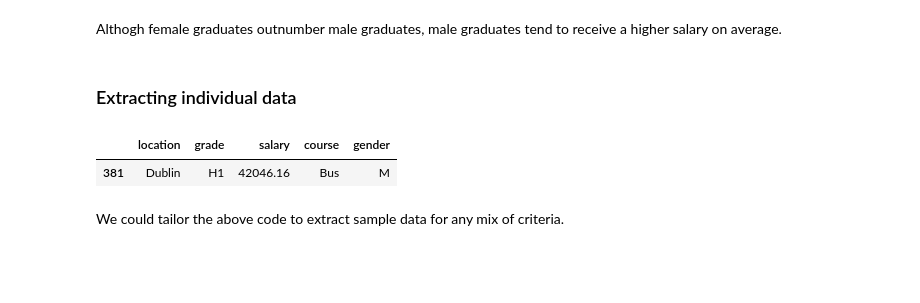
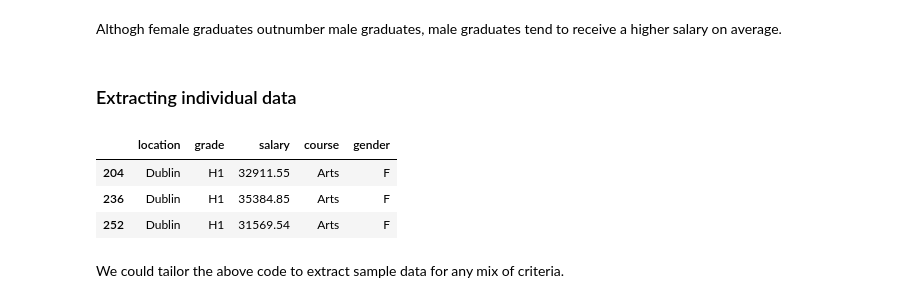
Before and after one commit to PeeBs68/prog_da_project1, a Jupyter notebook: project1.ipynb, the cells around one changed output. Drawn from its saved outputs; the diff is of its cells as text; code cells hidden in the pictures; blank space fills up the shorter version.

```diff
--- a/project1.ipynb
+++ b/project1.ipynb
@@ -427,15 +423,17 @@ Althogh female graduates outnumber male graduates, male graduates tend to receiv
 # %%
 # Generate sample salary for the following criteria
 s_location = 'Dublin'
 s_grade = 'H1'
-s_course = 'Bus'
-s_gender = 'M'
+s_course = 'Arts'
+s_gender = 'F'
 
 sample = final_df[final_df['location'].eq(s_location) & final_df['grade'].eq(s_grade) & final_df['course'].eq(s_course) & final_df['gender'].eq(s_gender)]
 sample
 # %% [output]
 |  | location | grade | salary | course | gender |
-| 381 | Dublin | H1 | 42046.16 | Bus | M |
+| 204 | Dublin | H1 | 32911.55 | Arts | F |
+| 236 | Dublin | H1 | 35384.85 | Arts | F |
+| 252 | Dublin | H1 | 31569.54 | Arts | F |
 # %% [markdown]
 We could tailor the above code to extract sample data for any mix of criteria.
 # %% [markdown]
```
Also changed, not shown: parts of 7 cells of this notebook, 1 other file.
